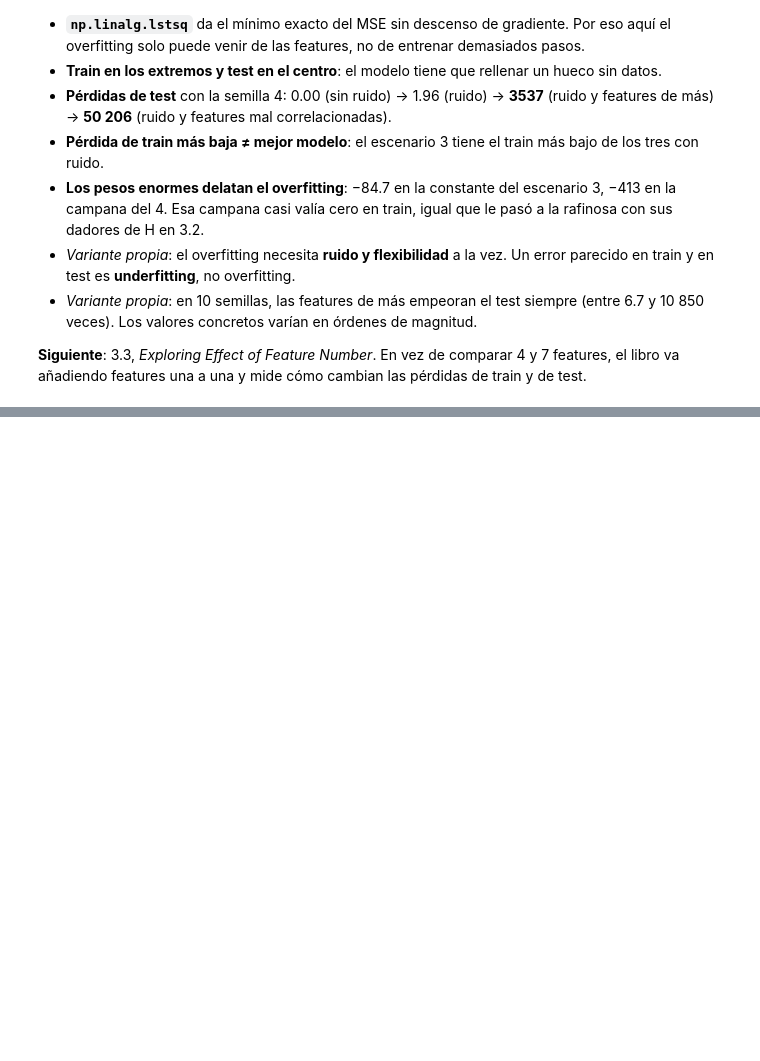
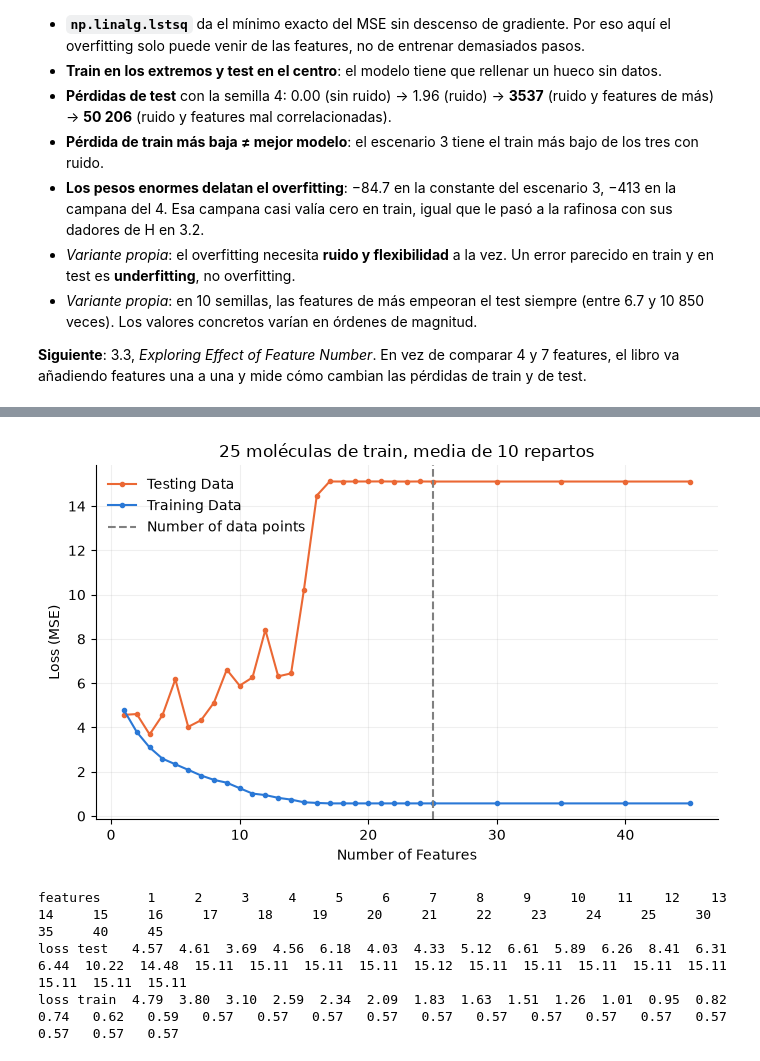
Before and after one commit to alexhrehoret/dmol-study-notes, a Jupyter notebook: notebooks/03_regresion.ipynb, the cells around one changed output, grey strips where cells are left out. Cells and saved outputs as stored; diff of their text form; code cells hidden in the pictures; blank space fills up the shorter version.

```diff
--- a/notebooks/03_regresion.ipynb
+++ b/notebooks/03_regresion.ipynb
@@ -1228,0 +1344,10 @@ añadiendo features una a una y mide cómo cambian las pérdidas de train y de t
+# %%
+def fit(ftransform, x, y, test_x, test_y, rng=None):
+    x = jnp.dot(x, ftransform)
+    test_x = jnp.dot(test_x, ftransform)
+    w, *_ = jax.numpy.linalg.lstsq(x, y)
+    b = jnp.mean(y - jnp.dot(x, w))
+    return loss(w, b, test_x, test_y), loss(w, b, x, y)
+
+
+vfit = jax.vmap(fit, (0, 0, 0, 0, 0, None))
@@ -1228,0 +1367,41 @@ añadiendo features una a una y mide cómo cambian las pérdidas de train y de t
+# %%
+feature_sizes = list(range(1, N)) + list(range(N, 2 * N, 5))
+max_features = max(feature_sizes)
+fts = np.zeros((len(feature_sizes), K, len(feature_names), max_features))
+for i, f in enumerate(feature_sizes):
+    fts[i, :, :, :f] = rng_33.normal(size=(K, len(feature_names), f))
+
+losses = []
+for i, f in enumerate(feature_sizes):
+    l = np.mean(vfit(fts[i], *train_data, *test_data, None), axis=1)
+    losses.append(l)
+losses = np.array(losses)   # columnas: test, train
+
+
+def grafica_nfeatures(losses, n_train, archivo):
+    fig, ax = plt.subplots(figsize=(7, 4.5))
+    ax.plot(feature_sizes, losses[:, 0], "o-", color="#eb6834", markersize=3, label="Testing Data")
+    ax.plot(feature_sizes, losses[:, 1], "o-", color="#2a78d6", markersize=3, label="Training Data")
+    if n_train <= max(feature_sizes):
+        ax.axvline(n_train, linestyle="--", color="0.5", label="Number of data points")
+    ax.set_xlabel("Number of Features")
+    ax.set_ylabel("Loss (MSE)")
+    ax.set_title(f"{n_train} moléculas de train, media de {K} repartos")
+    ax.legend(frameon=False)
+    ax.grid(alpha=0.2)
+    for sp in ("top", "right"):
+        ax.spines[sp].set_visible(False)
+    fig.tight_layout()
+    fig.savefig(f"../figuras/{archivo}", dpi=150)
+    plt.show()
+
+
+grafica_nfeatures(losses, N, "03_nfeatures_25.png")
+tabla_25 = pd.DataFrame(losses, index=feature_sizes, columns=["loss test", "loss train"])
+tabla_25.index.name = "features"
+print(tabla_25.T.round(2).to_string())
+# %% [output]
+[figure, added]
+features      1     2     3     4     5     6     7     8     9     10    11    12    13    14     15     16     17     18     19     20     21     22     23     24     25     30     35     40     45
+loss test   4.57  4.61  3.69  4.56  6.18  4.03  4.33  5.12  6.61  5.89  6.26  8.41  6.31  6.44  10.22  14.48  15.11  15.11  15.11  15.11  15.12  15.11  15.11  15.11  15.11  15.11  15.11  15.11  15.11
+loss train  4.79  3.80  3.10  2.59  2.34  2.09  1.83  1.63  1.51  1.26  1.01  0.95  0.82  0.74   0.62   0.59   0.57   0.57   0.57   0.57   0.57   0.57   0.57   0.57   0.57   0.57   0.57   0.57   0.57
```
Also changed, not shown: parts of 23 cells of this notebook, 1 other file.
